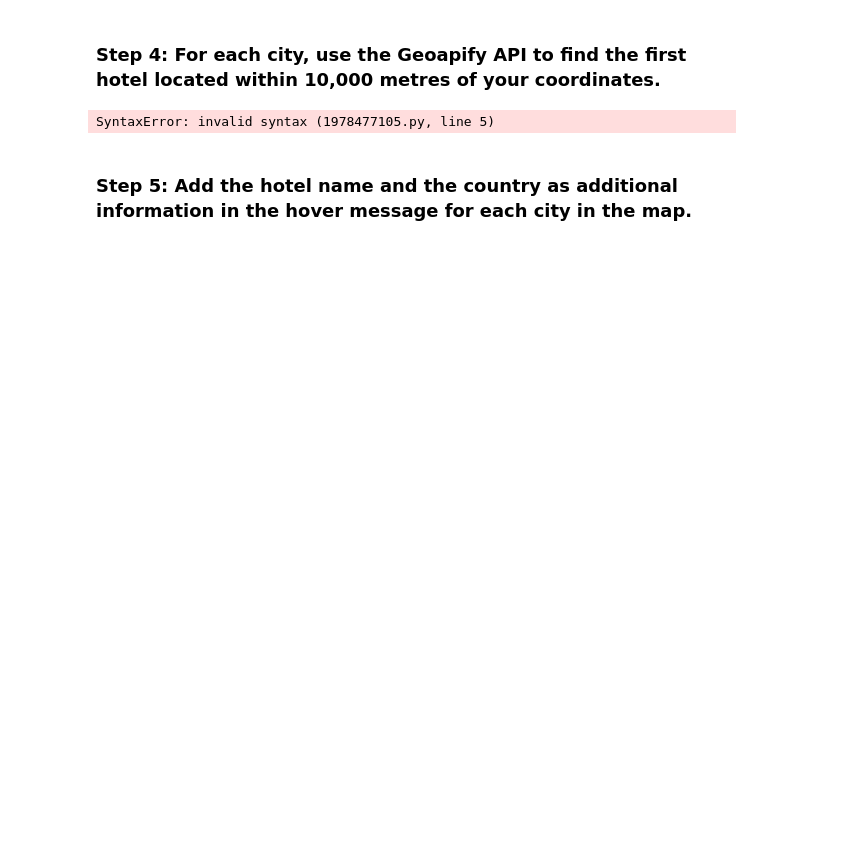
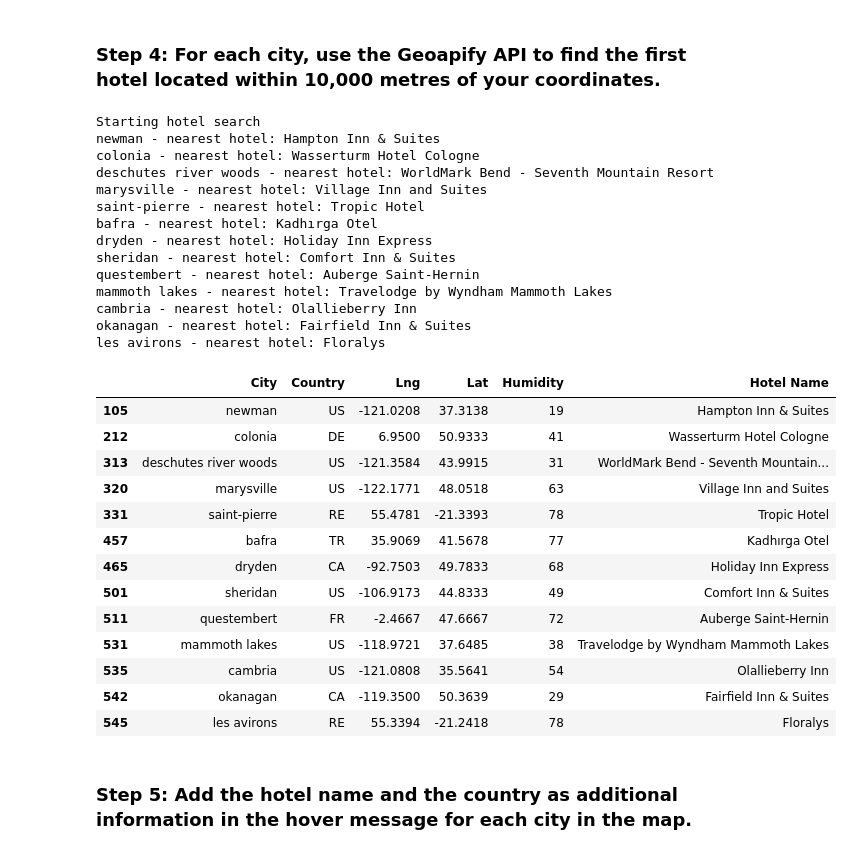
Before and after one commit to stephfer17/python-api-challenge, a Jupyter notebook: VacationPy.ipynb, the cells around one changed output. Drawn from its saved outputs; the diff is of its cells as text; code cells hidden in the pictures; blank space fills up the shorter version.

Commit message:
Fixed issues with not find hotels

```diff
--- a/VacationPy.ipynb
+++ b/VacationPy.ipynb
@@ -121,46 +113,73 @@ hotel_df
 # Set parameters to search for a hotel
 radius = 100000
 params = {
-    "format":"json"
-    "categories":"Hotels",
+    "format":"json",
+    "categories":"accommodation.hotel",
     "apiKey": geoapify_key,
-    "limit":20
 }
 # Print a message to follow up the hotel search
 print("Starting hotel search")
-
+#place to hold the info
+lat = []
+lng =[]
 # Iterate through the hotel_df DataFrame
 for index, row in hotel_df.iterrows():
     # get latitude, longitude from the DataFrame
     # YOUR CODE HERE
     latitude = row["Lat"]
     longitude = row["Lng"]
     # Add filter and bias parameters with the current city's latitude and longitude to the params dictionary
     params["filter"] = f"circle:{longitude},{latitude},{radius}"
     params["bias"] = f"proximity:{longitude},{latitude}"
     # Set base URL
-    base_url = "https://api.geoapify.com/v2/places"
+    base_url =  "https://api.geoapify.com/v2/places"
 
     # Make and API request using the params dictionaty
     name_address = requests.get(base_url, params=params)
 
     # Convert the API response to JSON format
     name_address = name_address.json()
-
     # Grab the first hotel from the results and store the name in the hotel_df DataFrame
     try:
         hotel_df.loc[index, "Hotel Name"] = name_address["features"][0]["properties"]["name"]
     except (KeyError, IndexError):
         # If no hotel is found, set the hotel name as "No hotel found".
         hotel_df.loc[index, "Hotel Name"] = "No hotel found"
 
     # Log the search results
     print(f"{hotel_df.loc[index, 'City']} - nearest hotel: {hotel_df.loc[index, 'Hotel Name']}")
 
 # Display sample data
 hotel_df
 # %% [output]
-SyntaxError: invalid syntax (1978477105.py, line 5)
+Starting hotel search
+newman - nearest hotel: Hampton Inn & Suites
+colonia - nearest hotel: Wasserturm Hotel Cologne
+deschutes river woods - nearest hotel: WorldMark Bend - Seventh Mountain Resort
+marysville - nearest hotel: Village Inn and Suites
+saint-pierre - nearest hotel: Tropic Hotel
+bafra - nearest hotel: Kadhırga Otel
+dryden - nearest hotel: Holiday Inn Express
+sheridan - nearest hotel: Comfort Inn & Suites
+questembert - nearest hotel: Auberge Saint-Hernin
+mammoth lakes - nearest hotel: Travelodge by Wyndham Mammoth Lakes
+cambria - nearest hotel: Olallieberry Inn
+okanagan - nearest hotel: Fairfield Inn & Suites
+les avirons - nearest hotel: Floralys
+|  | City | Country | Lng | Lat | Humidity | Hotel Name |
+| 105 | newman | US | -121.0208 | 37.3138 | 19 | Hampton Inn & Suites |
+| 212 | colonia | DE | 6.9500 | 50.9333 | 41 | Wasserturm Hotel Cologne |
+| 313 | deschutes river woods | US | -121.3584 | 43.9915 | 31 | WorldMark Bend - Seventh Mountain... |
+| 320 | marysville | US | -122.1771 | 48.0518 | 63 | Village Inn and Suites |
+| 331 | saint-pierre | RE | 55.4781 | -21.3393 | 78 | Tropic Hotel |
+| 457 | bafra | TR | 35.9069 | 41.5678 | 77 | Kadhırga Otel |
+| 465 | dryden | CA | -92.7503 | 49.7833 | 68 | Holiday Inn Express |
+| 501 | sheridan | US | -106.9173 | 44.8333 | 49 | Comfort Inn & Suites |
+| 511 | questembert | FR | -2.4667 | 47.6667 | 72 | Auberge Saint-Hernin |
+| 531 | mammoth lakes | US | -118.9721 | 37.6485 | 38 | Travelodge by Wyndham Mammoth Lakes |
+| 535 | cambria | US | -121.0808 | 35.5641 | 54 | Olallieberry Inn |
+| 542 | okanagan | CA | -119.3500 | 50.3639 | 29 | Fairfield Inn & Suites |
+| 545 | les avirons | RE | 55.3394 | -21.2418 | 78 | Floralys |
 # %% [markdown]
 ### Step 5: Add the hotel name and the country as additional information in the hover message for each city in the map.
 # %%
```
Also changed, not shown: parts of 4 cells of this notebook.
